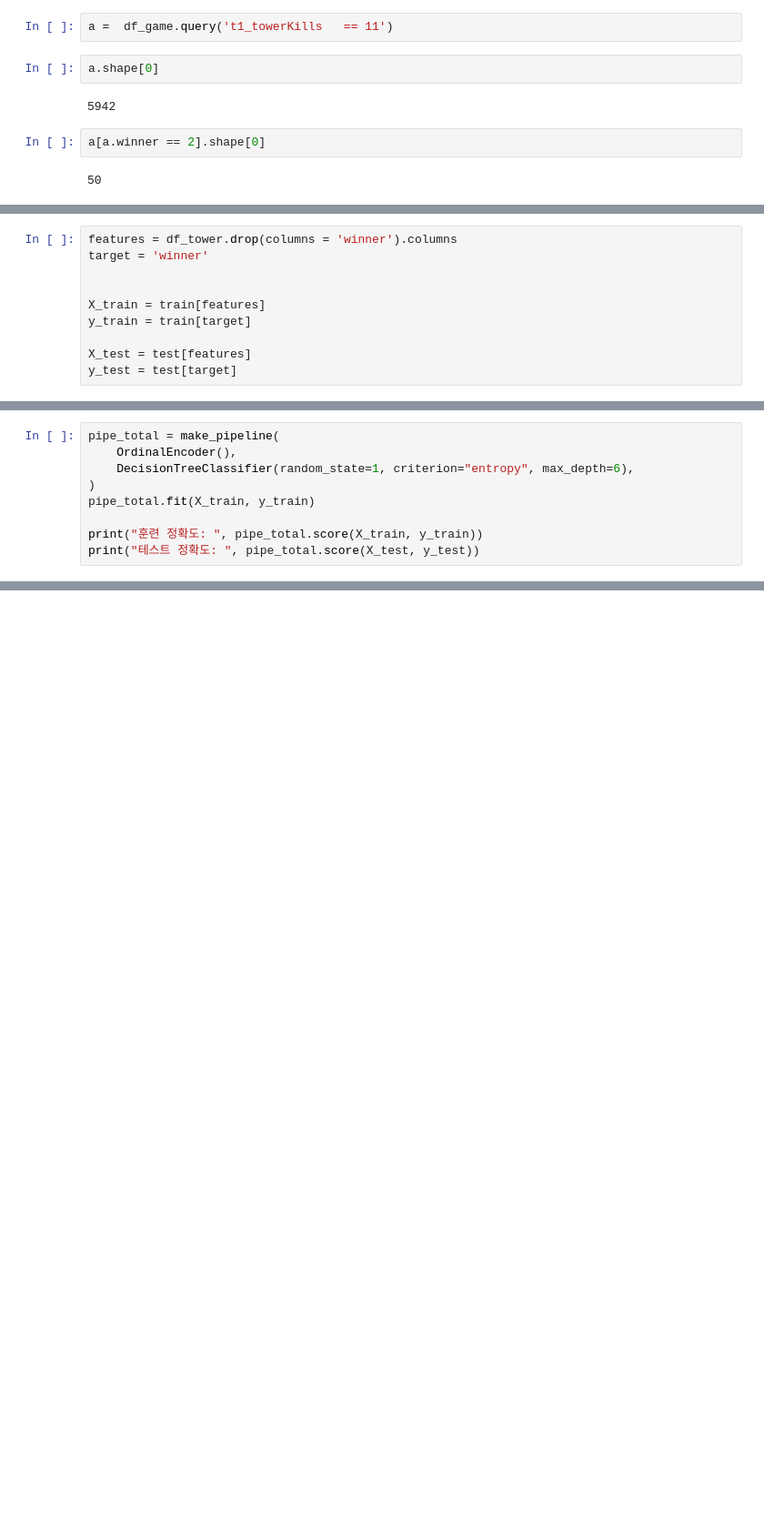
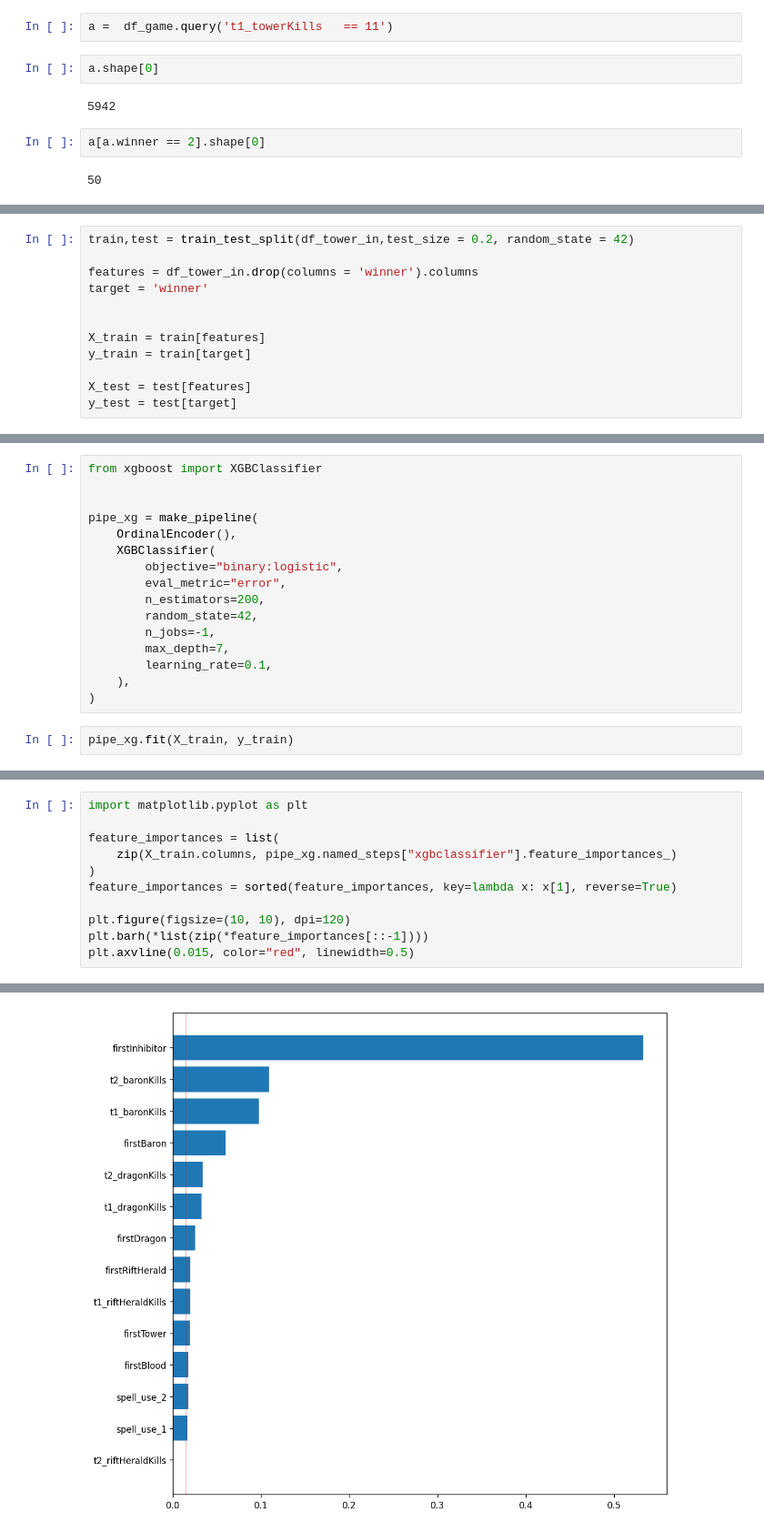
Before and after one commit to youngwoo3283/project2-section02, a Jupyter notebook: project2.ipynb, the cells around one changed output, grey strips where cells are left out. Shown at 91% size. Cells and saved outputs as stored; diff of their text form; blank space fills up the shorter version.

```diff
--- a/project2.ipynb
+++ b/project2.ipynb
@@ -697,5 +689,7 @@ df_tower.drop(columns = tower,inplace = True)
 # %%
-features = df_tower.drop(columns = 'winner').columns
+train,test = train_test_split(df_tower_in,test_size = 0.2, random_state = 42)
+
+features = df_tower_in.drop(columns = 'winner').columns
 target = 'winner'
 
 
@@ -738,9 +712,0 @@ y_test = test[target]
-# %%
-pipe_total = make_pipeline(
-    OrdinalEncoder(),
-    DecisionTreeClassifier(random_state=1, criterion="entropy", max_depth=6),
-)
-pipe_total.fit(X_train, y_train)
-
-print("훈련 정확도: ", pipe_total.score(X_train, y_train))
-print("테스트 정확도: ", pipe_total.score(X_test, y_test))
@@ -749,0 +715,18 @@ print("테스트 정확도: ", pipe_total.score(X_test, y_test))
+# %%
+from xgboost import XGBClassifier
+
+
+pipe_xg = make_pipeline(
+    OrdinalEncoder(),
+    XGBClassifier(
+        objective="binary:logistic",
+        eval_metric="error",
+        n_estimators=200,
+        random_state=42,
+        n_jobs=-1,
+        max_depth=7,
+        learning_rate=0.1,
+    ),
+)
+# %%
+pipe_xg.fit(X_train, y_train)
@@ -749,0 +827,12 @@ print("테스트 정확도: ", pipe_total.score(X_test, y_test))
+# %%
+import matplotlib.pyplot as plt
+
+feature_importances = list(
+    zip(X_train.columns, pipe_xg.named_steps["xgbclassifier"].feature_importances_)
+)
+feature_importances = sorted(feature_importances, key=lambda x: x[1], reverse=True)
+
+plt.figure(figsize=(10, 10), dpi=120)
+plt.barh(*list(zip(*feature_importances[::-1])))
+plt.axvline(0.015, color="red", linewidth=0.5)
+# %% [output]
@@ -749,0 +840 @@ print("테스트 정확도: ", pipe_total.score(X_test, y_test))
+[figure, added]
```
Also changed, not shown: parts of 24 cells of this notebook.
